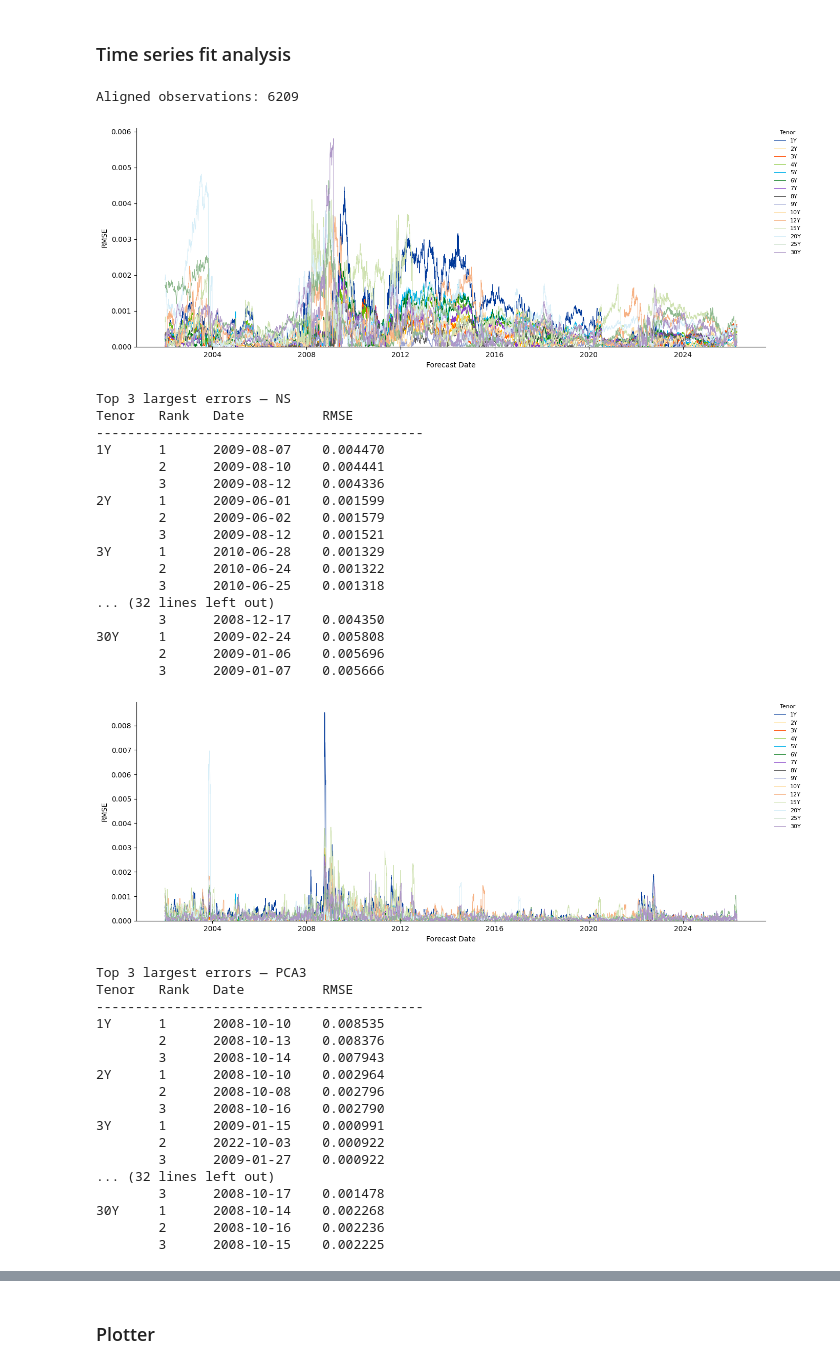
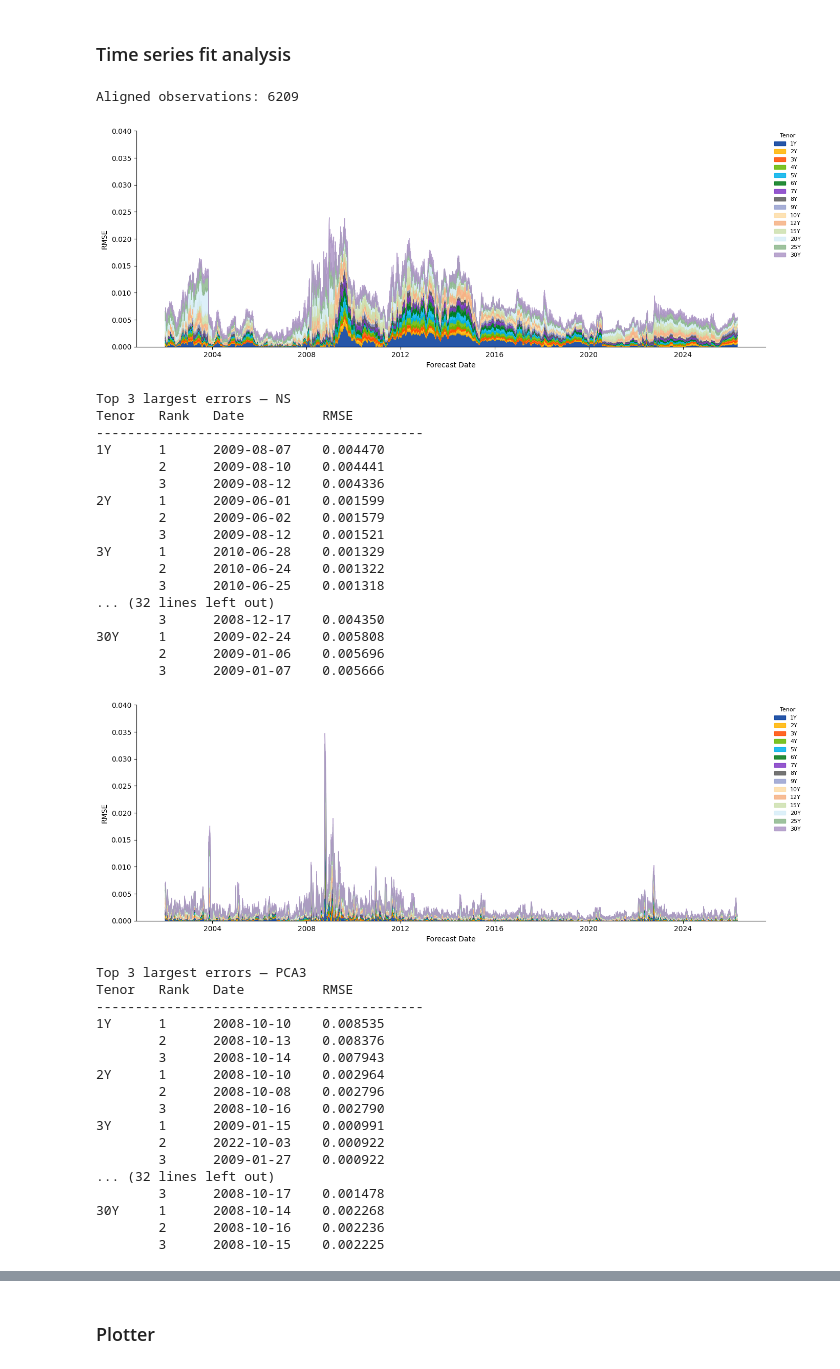
Before and after one commit to majwestenbrink-student/masters-thesis, a Jupyter notebook: fitting.ipynb, the cells around one changed output, grey strips where cells are left out. Drawn from its saved outputs; the diff is of its cells as text; code cells hidden in the pictures.

```diff
--- a/fitting.ipynb
+++ b/fitting.ipynb
@@ -995,39 +995,42 @@ for method in methods:
     # --- figure ---
     fig, ax = plt.subplots(figsize=(14, 5))
 
+    cumulative = pd.Series(0.0, index=errors[method].index)
+
     for col, label, color in zip(ZERO_COLUMNS, TENOR_LABELS, ECB_COLORS):
-        # sqrt(squared_error) = |error| per date, labelled RMSE for consistency
-        ax.plot(errors[method].index,
-                sq_errors[method][col] ** 0.5,
-                lw=0.7, color=color, label=label)
+        layer = sq_errors[method][col] ** 0.5
+        ax.fill_between(errors[method].index,
+                        cumulative, cumulative + layer,
+                        color=color, alpha=0.85, label=label)
+        cumulative = cumulative + layer
 
     ax.set_xlabel('Forecast Date', fontsize=10)
     ax.set_ylabel('RMSE', fontsize=10)
-    ax.set_ylim(bottom=0)
+    ax.set_ylim(0,0.04)
     ax.spines['top'].set_visible(False)
     ax.spines['right'].set_visible(False)
     ax.legend(fontsize=8, frameon=False,
               bbox_to_anchor=(1.01, 1), loc='upper left',
               borderaxespad=0, title='Tenor', title_fontsize=8)
 
     plt.tight_layout()
     plt.show()
     plt.close()
 
     # --- top-3 summary per tenor ---
     print(f'\nTop 3 largest errors — {method}')
     print(f'{"Tenor":<6}  {"Rank":<5}  {"Date":<12}  {"RMSE"}')
     print('-' * 42)
     for col, label in zip(ZERO_COLUMNS, TENOR_LABELS):
         top3 = errors[method][col].nlargest(3)
         for rank, (date, val) in enumerate(top3.items(), 1):
             date_str = date.strftime('%Y-%m-%d')
             tenor_str = label if rank == 1 else ''
             print(f'{tenor_str:<6}  {rank:<5}  {date_str:<12}  {val:.6f}')
     print()
 # %% [output]
 Aligned observations: 6209
-[figure, old version]
+[figure, new version]
 Top 3 largest errors — NS
 Tenor   Rank   Date          RMSE
 ------------------------------------------
@@ -1045,7 +1048,7 @@ Tenor   Rank   Date          RMSE
 30Y     1      2009-02-24    0.005808
         2      2009-01-06    0.005696
         3      2009-01-07    0.005666
-[figure, old version]
+[figure, new version]
 Top 3 largest errors — PCA3
 Tenor   Rank   Date          RMSE
 ------------------------------------------
```
Also changed, not shown: parts of 1 cell of this notebook, 34 other files.
